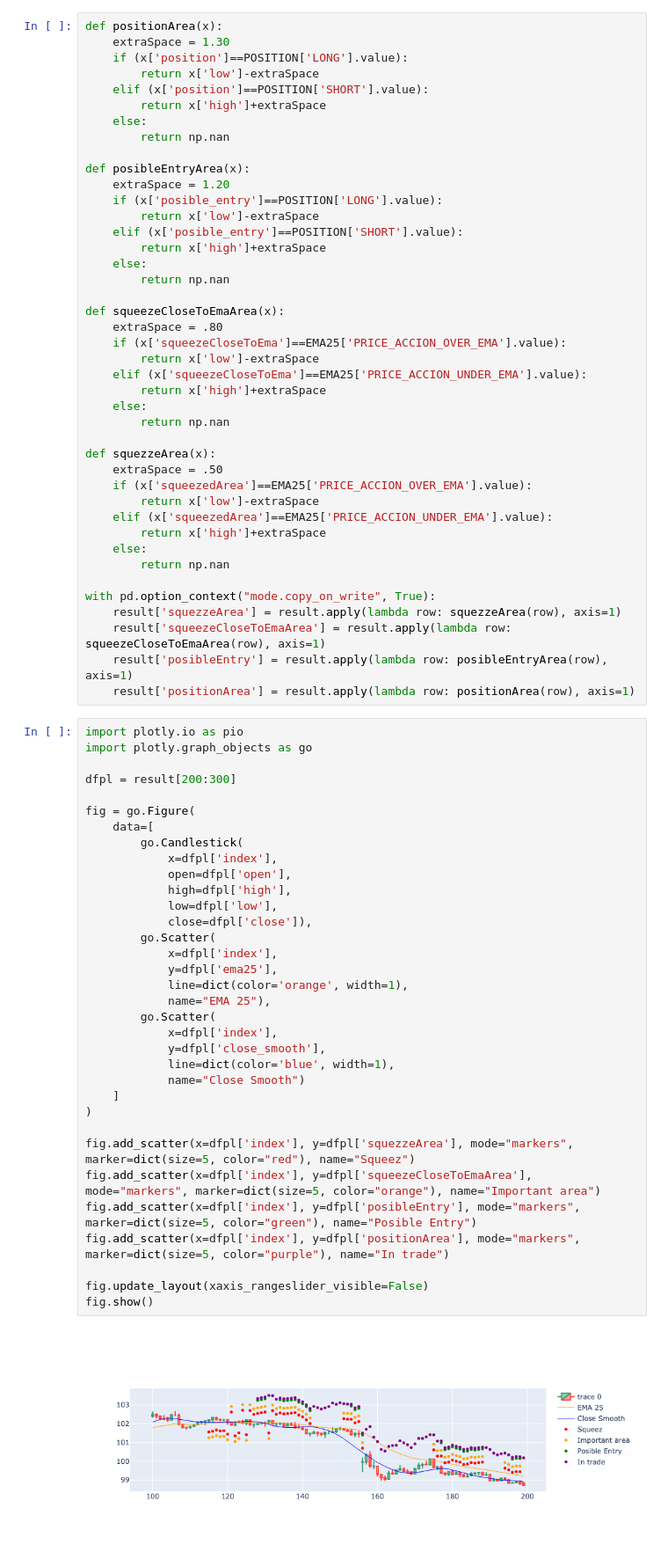
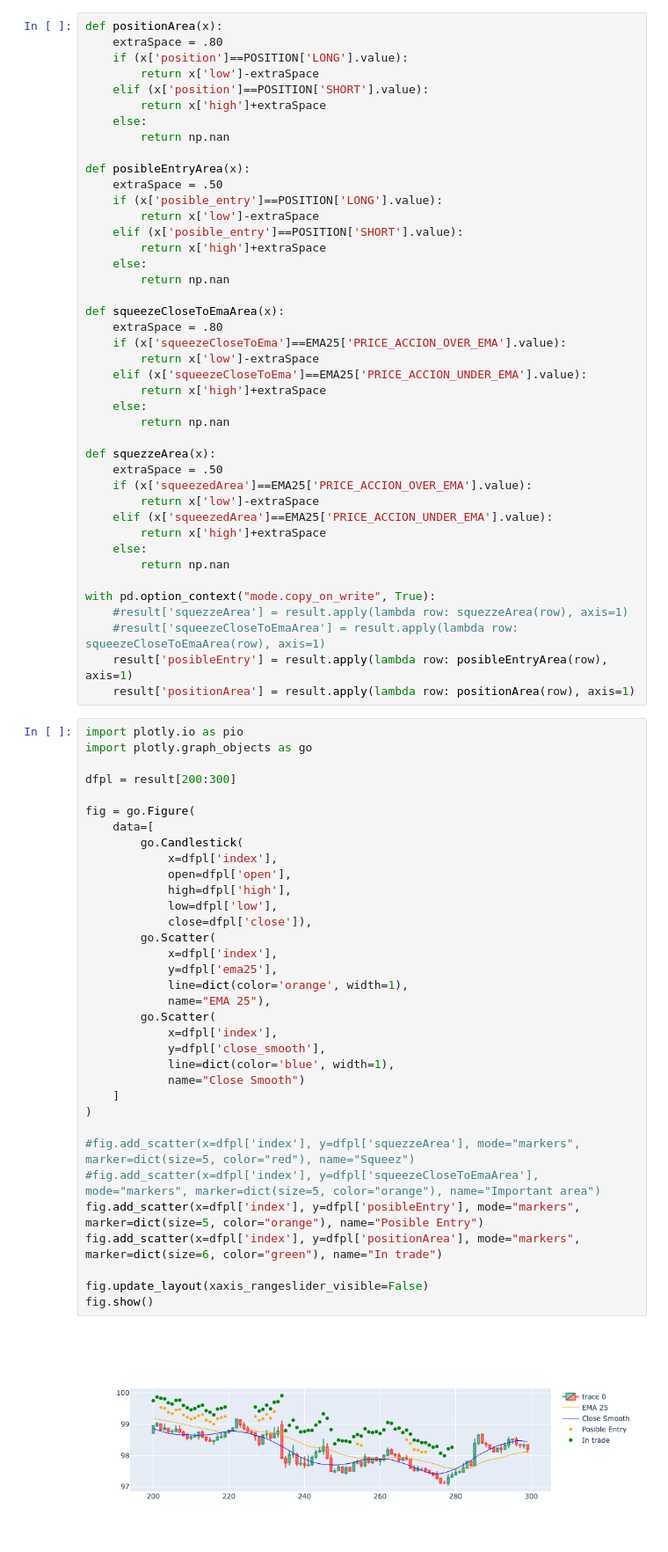
Before and after one commit to gastoncs/jupyter-docker, a Jupyter notebook: app/src/trade/squeez/test_trategies.ipynb, the cells around one changed output. Shown at 88% size. Cells and saved outputs as stored; diff of their text form.

```diff
--- a/app/src/trade/squeez/test_trategies.ipynb
+++ b/app/src/trade/squeez/test_trategies.ipynb
@@ -69,7 +69,7 @@ if __name__ == '__main__':
     result.to_csv('live_test_script.csv', index=False)
 # %%
 def positionArea(x):
-    extraSpace = 1.30
+    extraSpace = .80
     if (x['position']==POSITION['LONG'].value):
         return x['low']-extraSpace
     elif (x['position']==POSITION['SHORT'].value):
@@ -78,7 +78,7 @@ def positionArea(x):
         return np.nan
 
 def posibleEntryArea(x):
-    extraSpace = 1.20
+    extraSpace = .50
     if (x['posible_entry']==POSITION['LONG'].value):
         return x['low']-extraSpace
     elif (x['posible_entry']==POSITION['SHORT'].value):
@@ -105,43 +105,43 @@ def squezzeArea(x):
         return np.nan
 
 with pd.option_context("mode.copy_on_write", True):
-    result['squezzeArea'] = result.apply(lambda row: squezzeArea(row), axis=1)
-    result['squeezeCloseToEmaArea'] = result.apply(lambda row: squeezeCloseToEmaArea(row), axis=1)
+    #result['squezzeArea'] = result.apply(lambda row: squezzeArea(row), axis=1)
+    #result['squeezeCloseToEmaArea'] = result.apply(lambda row: squeezeCloseToEmaArea(row), axis=1)
     result['posibleEntry'] = result.apply(lambda row: posibleEntryArea(row), axis=1)
     result['positionArea'] = result.apply(lambda row: positionArea(row), axis=1)
 # %%
 import plotly.io as pio
 import plotly.graph_objects as go
 
 dfpl = result[200:300]
 
 fig = go.Figure(
     data=[
         go.Candlestick(
             x=dfpl['index'],
             open=dfpl['open'],
             high=dfpl['high'],
             low=dfpl['low'],
             close=dfpl['close']),
         go.Scatter(
             x=dfpl['index'],
             y=dfpl['ema25'],
             line=dict(color='orange', width=1),
             name="EMA 25"),
         go.Scatter(
             x=dfpl['index'],
             y=dfpl['close_smooth'],
             line=dict(color='blue', width=1),
             name="Close Smooth")
     ]
 )
 
-fig.add_scatter(x=dfpl['index'], y=dfpl['squezzeArea'], mode="markers", marker=dict(size=5, color="red"), name="Squeez")
-fig.add_scatter(x=dfpl['index'], y=dfpl['squeezeCloseToEmaArea'], mode="markers", marker=dict(size=5, color="orange"), name="Important area")
-fig.add_scatter(x=dfpl['index'], y=dfpl['posibleEntry'], mode="markers", marker=dict(size=5, color="green"), name="Posible Entry")
-fig.add_scatter(x=dfpl['index'], y=dfpl['positionArea'], mode="markers", marker=dict(size=5, color="purple"), name="In trade")
+#fig.add_scatter(x=dfpl['index'], y=dfpl['squezzeArea'], mode="markers", marker=dict(size=5, color="red"), name="Squeez")
+#fig.add_scatter(x=dfpl['index'], y=dfpl['squeezeCloseToEmaArea'], mode="markers", marker=dict(size=5, color="orange"), name="Important area")
+fig.add_scatter(x=dfpl['index'], y=dfpl['posibleEntry'], mode="markers", marker=dict(size=5, color="orange"), name="Posible Entry")
+fig.add_scatter(x=dfpl['index'], y=dfpl['positionArea'], mode="markers", marker=dict(size=6, color="green"), name="In trade")
 
 fig.update_layout(xaxis_rangeslider_visible=False)
 fig.show()
 # %% [output]
-[figure, old version]
+[figure, new version]
```
Also changed, not shown: 1 other file.
